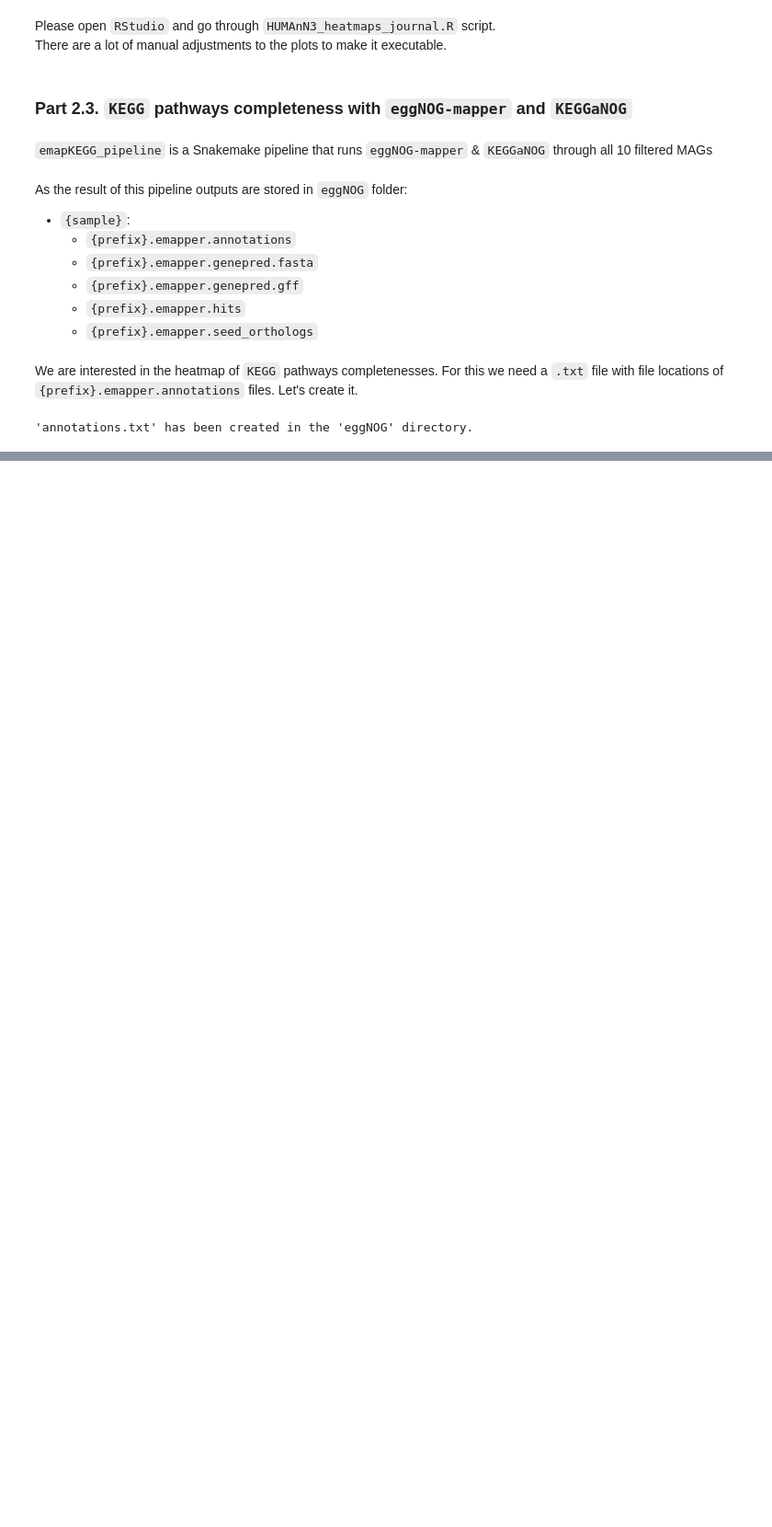
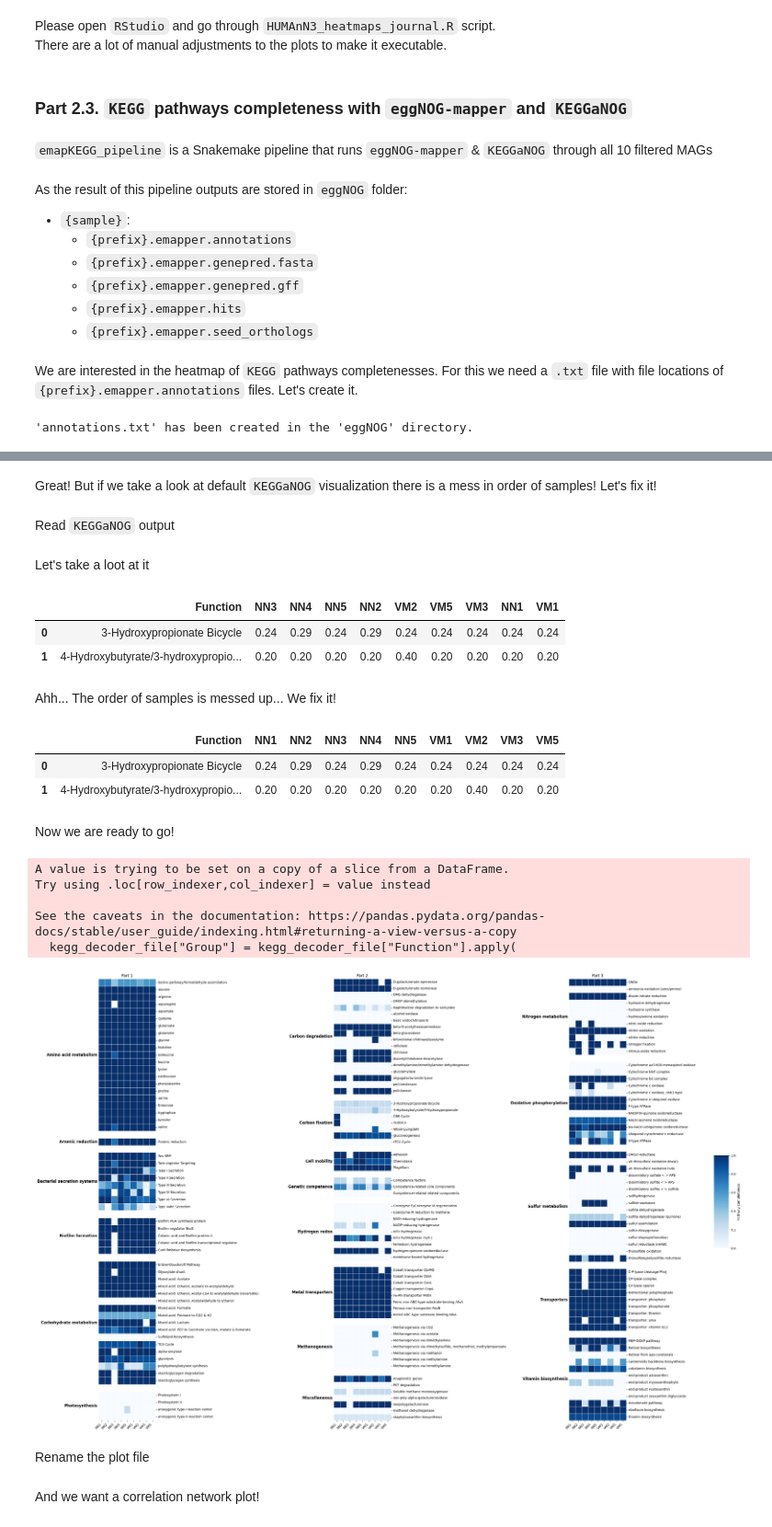
Before and after one commit to PopovIILab/BatShotMetaFlow, a Jupyter notebook: 03_Metagenomes/03_Lab_journal.ipynb, the cells around one changed output, grey strips where cells are left out. Shown at 92% size. Drawn from its saved outputs; the diff is of its cells as text; code cells hidden in the pictures; blank space fills up the shorter version.

Commit message:
use KEGGaNOG

```diff
--- a/03_Metagenomes/03_Lab_journal.ipynb
+++ b/03_Metagenomes/03_Lab_journal.ipynb
@@ -382,2 +381,27 @@ Now everything is ready for launching `KEGGaNOG`.<br>
 # %%
 ! KEGGaNOG --multi -i eggNOG/annotations.txt -o KEGGaNOG -dpi 600 -g
+# %% [markdown]
+Great! But if we take a look at default `KEGGaNOG` visualization there is a mess in order of samples! Let's fix it!
+# %% [markdown]
+Read `KEGGaNOG` output
+# %%
+kegganog_df = pd.read_csv("KEGGaNOG/merged_pathways.tsv", sep="\t")
+# %% [markdown]
+Let's take a loot at it
+# %%
+kegganog_df.head(2)
+# %% [output]
+|  | Function | NN3 | NN4 | NN5 | NN2 | VM2 | VM5 | VM3 | NN1 | VM1 |
+| 0 | 3-Hydroxypropionate Bicycle | 0.24 | 0.29 | 0.24 | 0.29 | 0.24 | 0.24 | 0.24 | 0.24 | 0.24 |
+| 1 | 4-Hydroxybutyrate/3-hydroxypropio... | 0.20 | 0.20 | 0.20 | 0.20 | 0.40 | 0.20 | 0.20 | 0.20 | 0.20 |
+# %% [markdown]
+Ahh... The order of samples is messed up... We fix it!
+# %%
+kegganog_df_reord = kegganog_df[['Function', 'NN1', 'NN2', 'NN3', 'NN4', 'NN5', 'VM1', 'VM2', 'VM3', 'VM5']]
+kegganog_df_reord.head(2)
+# %% [output]
+|  | Function | NN1 | NN2 | NN3 | NN4 | NN5 | VM1 | VM2 | VM3 | VM5 |
+| 0 | 3-Hydroxypropionate Bicycle | 0.24 | 0.29 | 0.24 | 0.29 | 0.24 | 0.24 | 0.24 | 0.24 | 0.24 |
+| 1 | 4-Hydroxybutyrate/3-hydroxypropio... | 0.20 | 0.20 | 0.20 | 0.20 | 0.20 | 0.20 | 0.40 | 0.20 | 0.20 |
+# %% [markdown]
+Now we are ready to go!
@@ -383,0 +410,11 @@ Now everything is ready for launching `KEGGaNOG`.<br>
+# %%
+grouped_heatmap_multi.generate_grouped_heatmap_multi(kegganog_df_reord, "images", 600, "Blues")
+# %% [output]
+A value is trying to be set on a copy of a slice from a DataFrame.
+Try using .loc[row_indexer,col_indexer] = value instead
+
+See the caveats in the documentation: https://pandas.pydata.org/pandas-docs/stable/user_guide/indexing.html#returning-a-view-versus-a-copy
+  kegg_decoder_file["Group"] = kegg_decoder_file["Function"].apply(
+[figure, added]
+# %% [markdown]
+Rename the plot file
@@ -383,0 +423,2 @@ Now everything is ready for launching `KEGGaNOG`.<br>
+# %% [markdown]
+And we want a correlation network plot!
```
Also changed, not shown: parts of 8 cells of this notebook.
